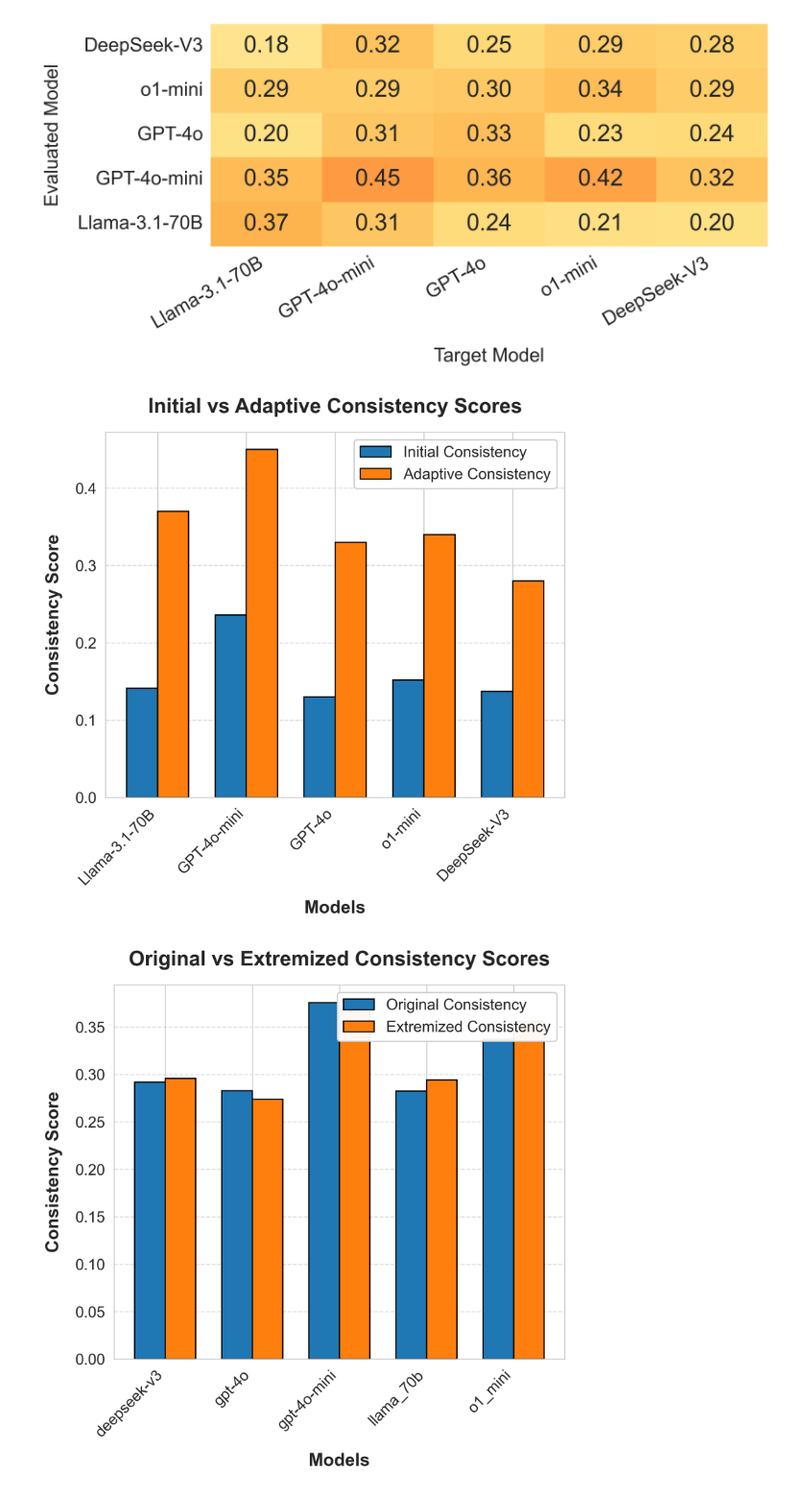
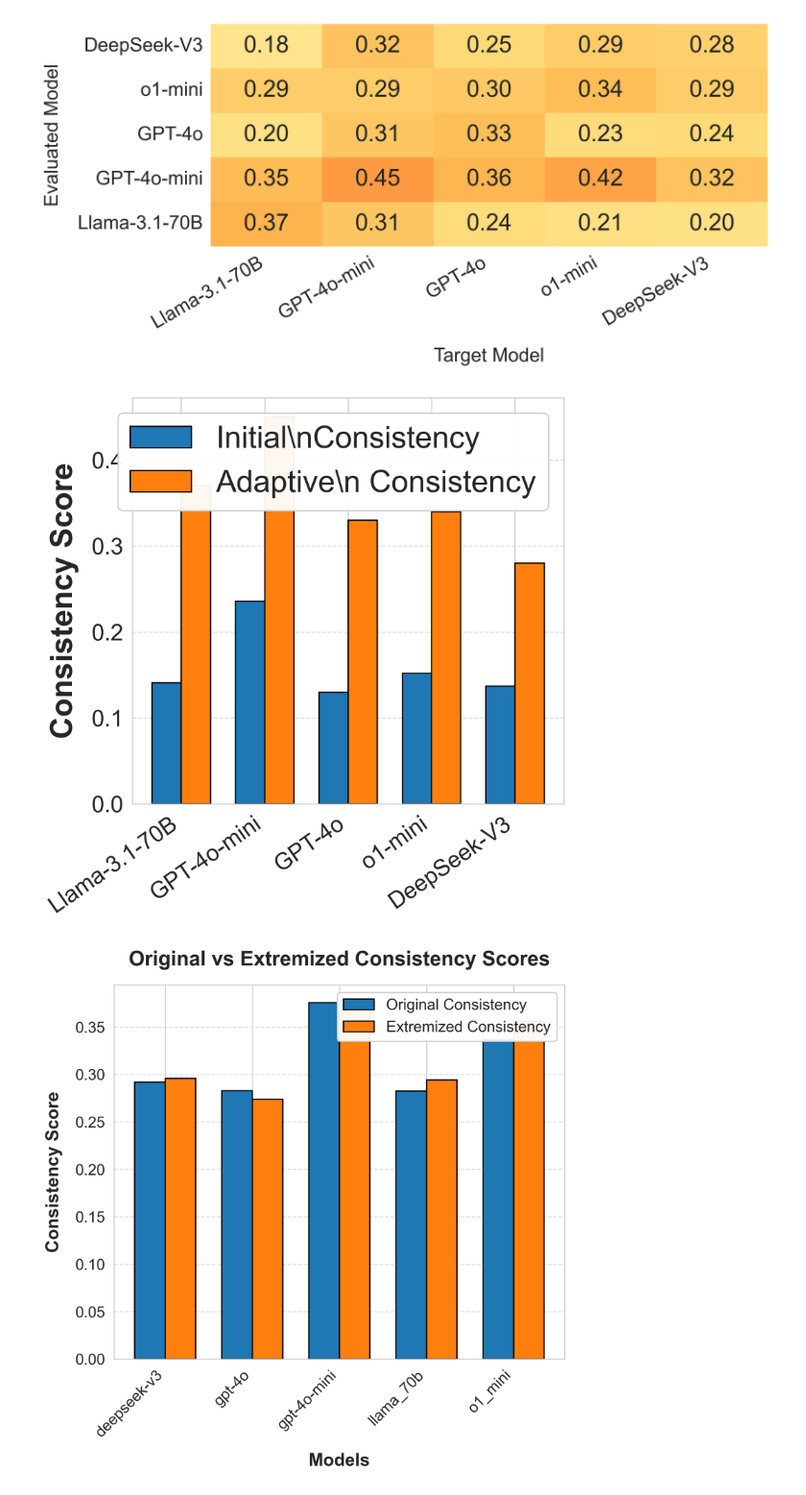
Before and after one commit to davisrbr/adaptive_evals, a Jupyter notebook: tasks/cond_100/data_analysis.ipynb, the cells around one changed output. Shown at 96% size. Saved outputs shown, nothing was run; the diff lists cells and outputs as text; code cells hidden in the pictures.

```diff
--- a/tasks/cond_100/data_analysis.ipynb
+++ b/tasks/cond_100/data_analysis.ipynb
@@ -1482,6 +1482,9 @@ plt.show()
 initial_consistency_scores = {'Llama-3.1-70B' : 0.141, 'GPT-4o-mini': 0.236, 'GPT-4o': 0.130, 'o1-mini': 0.152, 'DeepSeek-V3': 0.137}
 adaptive_scores = {'Llama-3.1-70B' : 0.37, 'GPT-4o-mini': 0.45, 'GPT-4o': 0.33, 'o1-mini': 0.34, 'DeepSeek-V3': 0.28}
 # %%
+import matplotlib.pyplot as plt
+import numpy as np
+import seaborn as sns
 # Data for initial and adaptive consistency
 initial_consistency = {
     'Llama-3.1-70B': 0.141,
@@ -1503,12 +1506,12 @@ adaptive_consistency = {
 sns.set_style("whitegrid")
 plt.rcParams.update({
     'font.size': 12,
-    'axes.labelsize': 14,
+    'axes.labelsize': 24,
     'axes.titlesize': 16,
-    'xtick.labelsize': 12,
-    'ytick.labelsize': 12,
-    'legend.fontsize': 12,
-    'legend.title_fontsize': 14
+    'xtick.labelsize': 18,
+    'ytick.labelsize': 18,
+    'legend.fontsize': 24,
+    'legend.title_fontsize': 18
 })
 
 # Create figure with higher DPI for paper quality
@@ -1521,39 +1524,39 @@ x = np.arange(len(initial_consistency))
 # Get default seaborn colors
 colors = sns.color_palette()
 
 # Create bars with seaborn default colors
 plt.bar(x - width/2, initial_consistency.values(), width,
-        label='Initial Consistency',
+        label='Initial\nConsistency',
         color=colors[0],
         edgecolor='black',
         linewidth=1)
 plt.bar(x + width/2, adaptive_consistency.values(), width,
-        label='Adaptive Consistency',
+        label='Adaptive\nConsistency',
         color=colors[1],
         edgecolor='black',
         linewidth=1)
 
 # Customize labels and title with bold fonts
-plt.xlabel('Models', fontweight='bold', labelpad=10)
+# plt.xlabel('Models', fontweight='bold', labelpad=10)
 plt.ylabel('Consistency Score', fontweight='bold', labelpad=10)
-plt.title('Initial vs Adaptive Consistency Scores', fontweight='bold', pad=15)
+# plt.title('Initial vs Adaptive Consistency Scores', fontweight='bold', pad=15)
 
 # Adjust x-axis labels for readability
-plt.xticks(x, initial_consistency.keys(), rotation=45, ha='right')
+plt.xticks(x, initial_consistency.keys(), rotation=35, ha='right')
 
 # Enhance legend
 plt.legend(frameon=True, fancybox=True, framealpha=0.95, loc='upper right')
 
 # Add grid for better readability
 plt.grid(axis='y', linestyle='--', alpha=0.7)
 
 # Adjust layout to prevent label cutoff
 plt.tight_layout()
 # Save as PDF for paper
 plt.savefig('consistency_comparison_2.pdf', format='pdf', bbox_inches='tight', dpi=300)
 plt.show()
 # %% [output]
-[figure, old version]
+[figure, new version]
 # %%
 from utils_consistency.metrics import cond_frequentist_metric
 # %%
```
Also changed, not shown: 29 other files.
